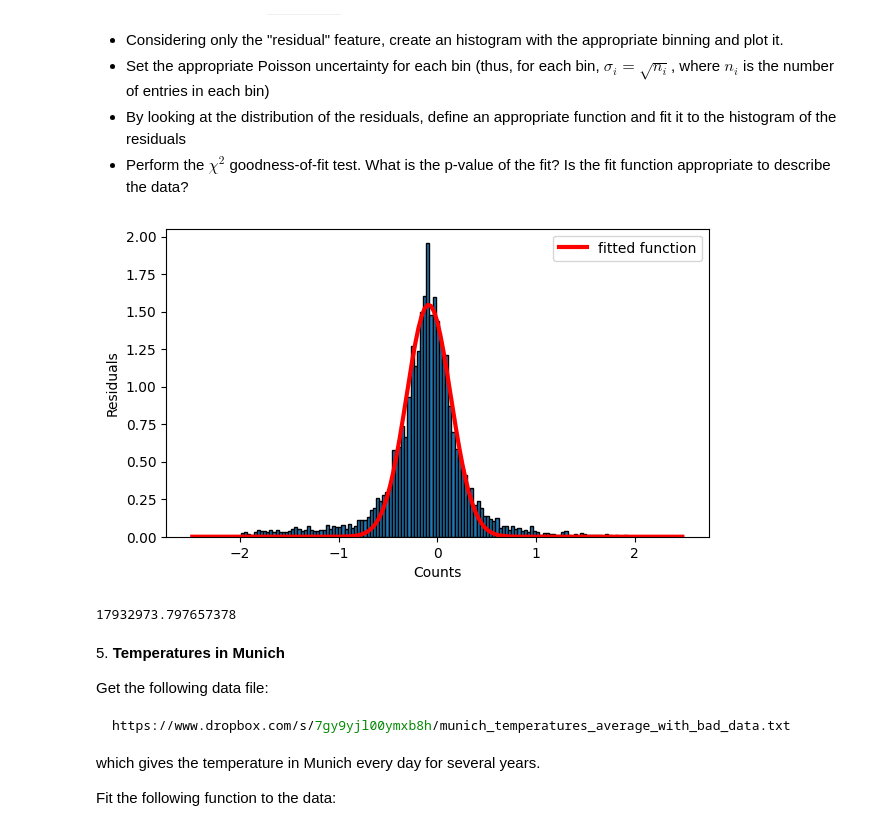
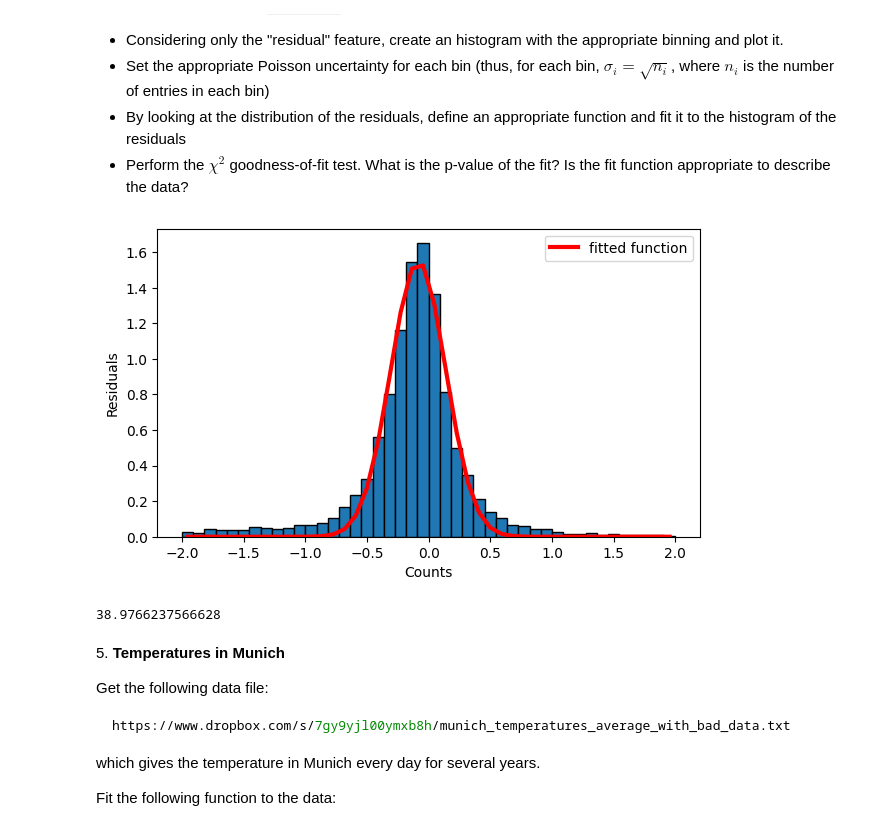
Before and after one commit to saraLevo/ScientificComputingWithPython2023, a Jupyter notebook: 10ex_tests.ipynb, the cells around one changed output. Drawn from its saved outputs; the diff is of its cells as text; code cells hidden in the pictures.

```diff
--- a/10ex_tests.ipynb
+++ b/10ex_tests.ipynb
@@ -202,44 +201,42 @@ new_dict = pickle.load(infile)
 
 df = pd.read_pickle(filename)
 df_list_residuals = (df).tolist()['residuals']
-df_pd = pd.DataFrame(df.tolist())
-mask = abs(df_pd['residuals'])<2
-df_mod = df_pd[mask]
+df_mod = pd.DataFrame(df.tolist())
 
 #Plotting the histogram
 plt.figure(figsize=(7,4))
-counts, bin_edges, _ = plt.hist(df_mod['residuals'], bins='auto', range=(-2.5, +2.5), density=True, cumulative=False, edgecolor='black')
+counts, bin_edges, _ = plt.hist(df_mod['residuals'], bins=44, range=(-2, +2), density=True, cumulative=False, edgecolor='black')
 plt.xlabel('Counts')
 plt.ylabel('Residuals')
 plt.legend(['counts histogram'])
 
 #setting the uncertainty for each bin
 uncert_bin = np.array(np.sqrt(np.abs(counts)))
 
 #defining an appropriate function
 def f(x, scale, mean, sigma):
     return scale*np.exp(-(x-mean)**2/(2*sigma**2))
 
 #plotting the fitted function
 x = (bin_edges[:-1] + bin_edges[1:])/2
 popt, pcov = optimize.curve_fit(f, x, counts, p0=[max(counts), 5, 45])
 plt.plot(x, f(x, popt[0], popt[1], popt[2]), color='red', linewidth=3)
 plt.legend(['fitted function'])
 plt.show()
 
 #performing a goodness of fit test
 observed = counts
 expected = np.round(f(x, popt[0], popt[1], popt[2])).astype(int)
 t_obs = np.sum(observed)
 t_exp = np.sum(expected)
 observed = observed/t_obs
 expected = expected/t_exp
 chi_square_test_statistic, _ = stats.chisquare(observed, expected)
-chi_square_test_statistic = sum((observed - expected)**2 / (expected + 1e-10))
+chi_square_test_statistic = sum((observed - expected)**2 / (observed**2))
 print(chi_square_test_statistic)
 # %% [output]
-[figure, old version]
+[figure, new version]
-17932973.797657378
+38.9766237566628
 # %% [markdown]
 5\. **Temperatures in Munich**
 
```
Also changed, not shown: parts of 1 cell of this notebook.
